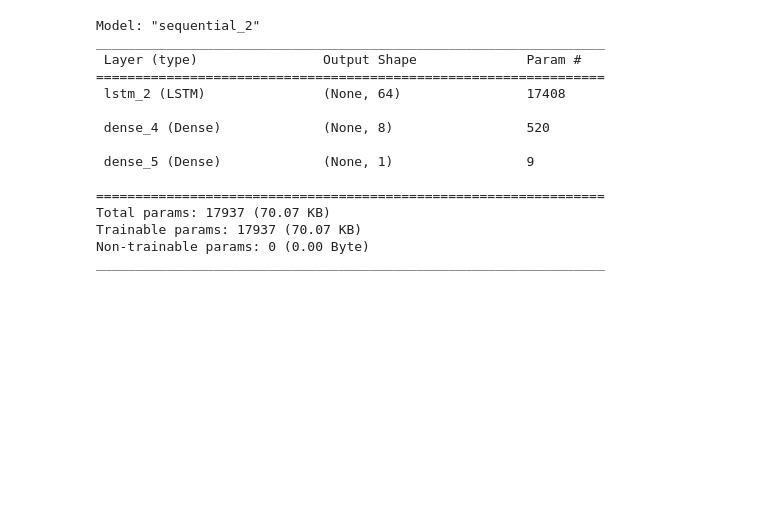
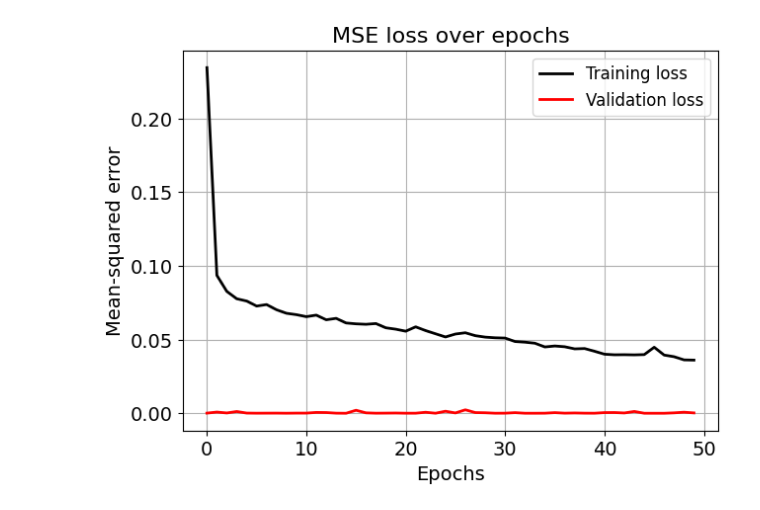
Before and after one commit to VPManninen/ADAML_Pien-Saimaa_A1, a Jupyter notebook: LSTM_implementation_MV.ipynb, the cells around one changed output. Drawn from its saved outputs; the diff is of its cells as text; code cells hidden in the pictures; blank space fills up the shorter version.

```diff
--- a/LSTM_implementation_MV.ipynb
+++ b/LSTM_implementation_MV.ipynb
@@ -173,19 +227,17 @@ INFO:tensorflow:Assets written to: lstm_model/assets
-# %%
-lstm_model.summary()
-# %% [output]
-Model: "sequential_2"
-_________________________________________________________________
- Layer (type)                Output Shape              Param #
-=================================================================
- lstm_2 (LSTM)               (None, 64)                17408
-
- dense_4 (Dense)             (None, 8)                 520
-
- dense_5 (Dense)             (None, 1)                 9
-
-=================================================================
-Total params: 17937 (70.07 KB)
-Trainable params: 17937 (70.07 KB)
-Non-trainable params: 0 (0.00 Byte)
-_________________________________________________________________
+# %%
+#lstm_model.summary()
+# visualize the losses over the epochs
+plt.figure(figsize=(7,5))
+plt.title("MSE loss over epochs",fontsize=16)
+plt.plot((lstm_model.history.history['loss']),c='k',lw=2, label="Training loss")
+plt.plot((lstm_model.history.history['val_loss']),c='r',lw=2, label="Validation loss")
+plt.grid(True)
+plt.xlabel("Epochs",fontsize=14)
+plt.legend(fontsize=12)
+plt.ylabel("Mean-squared error",fontsize=14)
+plt.xticks(fontsize=14)
+plt.yticks(fontsize=14)
+plt.show()
+# %% [output]
+[figure, added]
 # %%
```
Also changed, not shown: parts of 9 cells of this notebook.
